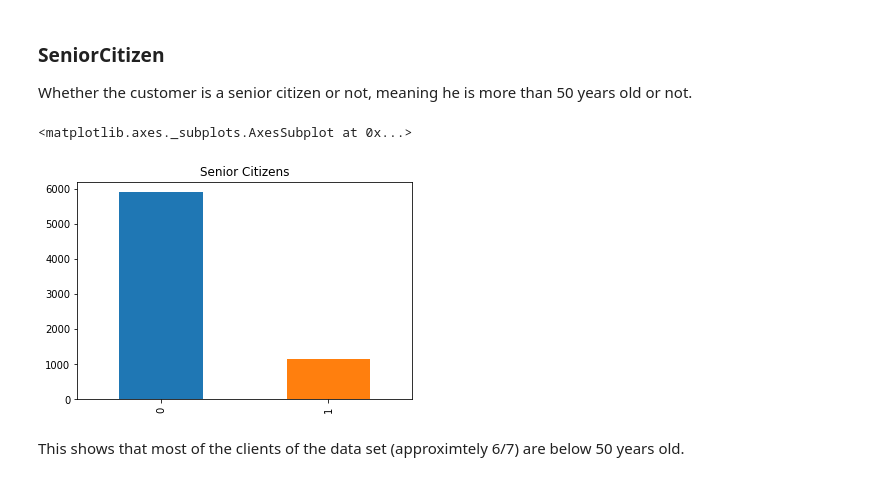
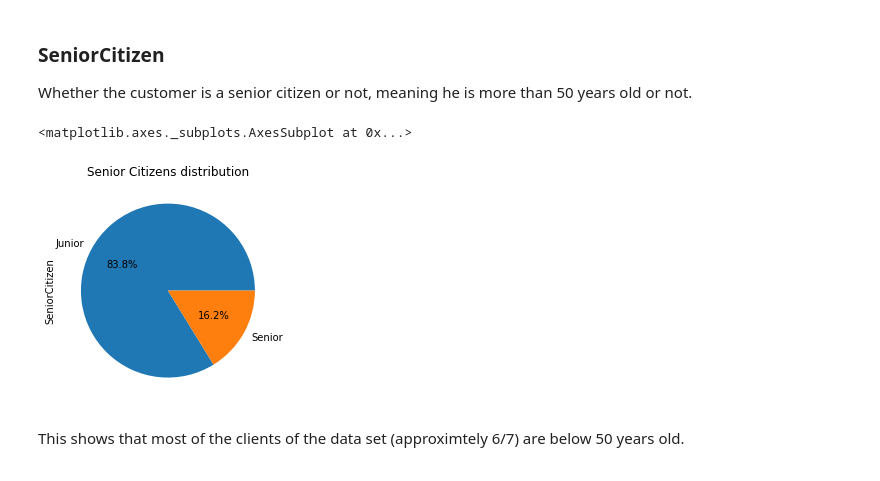
Before and after one commit to sami2310/Datascience-in-Practice, a Jupyter notebook: HW1/Data Exploration.ipynb, the cells around one changed output. Cells and saved outputs as stored; diff of their text form; code cells hidden in the pictures.

```diff
--- a/HW1/Data Exploration.ipynb
+++ b/HW1/Data Exploration.ipynb
@@ -197,10 +231,11 @@ As we can see here, our data set is quite balanced between male and female users
 ### SeniorCitizen
 Whether the customer is a senior citizen or not, meaning he is more than 50 years old or not.
 # %%
-data["SeniorCitizen"].value_counts().plot(kind='bar', title="Senior Citizens distribution")
+x=data["SeniorCitizen"].value_counts()
+x.plot(kind='pie', title="Senior Citizens distribution", labels = ['Junior', 'Senior'],autopct='%1.1f%%')
 # %% [output]
 <matplotlib.axes._subplots.AxesSubplot at 0x...>
-[figure, old version]
+[figure, new version]
 # %% [markdown]
 This shows that most of the clients of the data set (approximtely 6/7) are below 50 years old.
 # %% [markdown]
```
Also changed, not shown: parts of 22 cells of this notebook.
